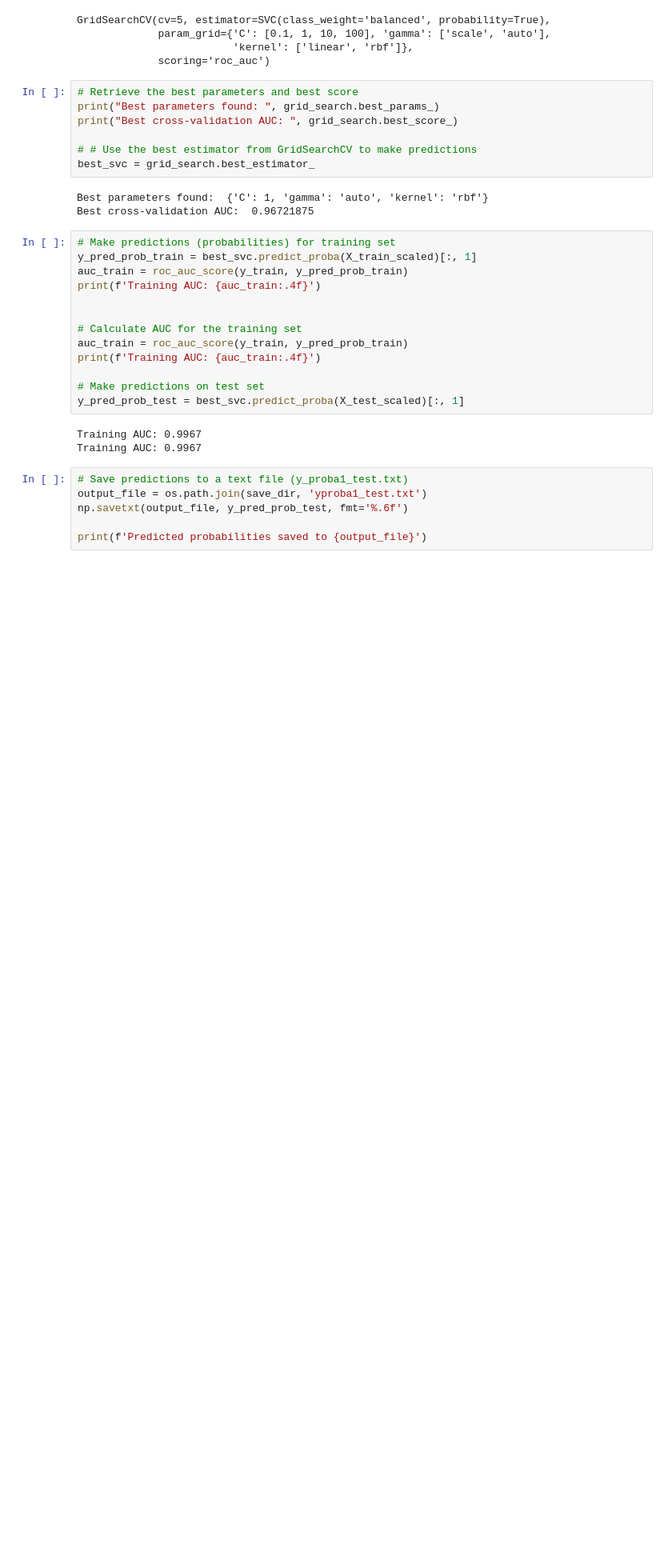
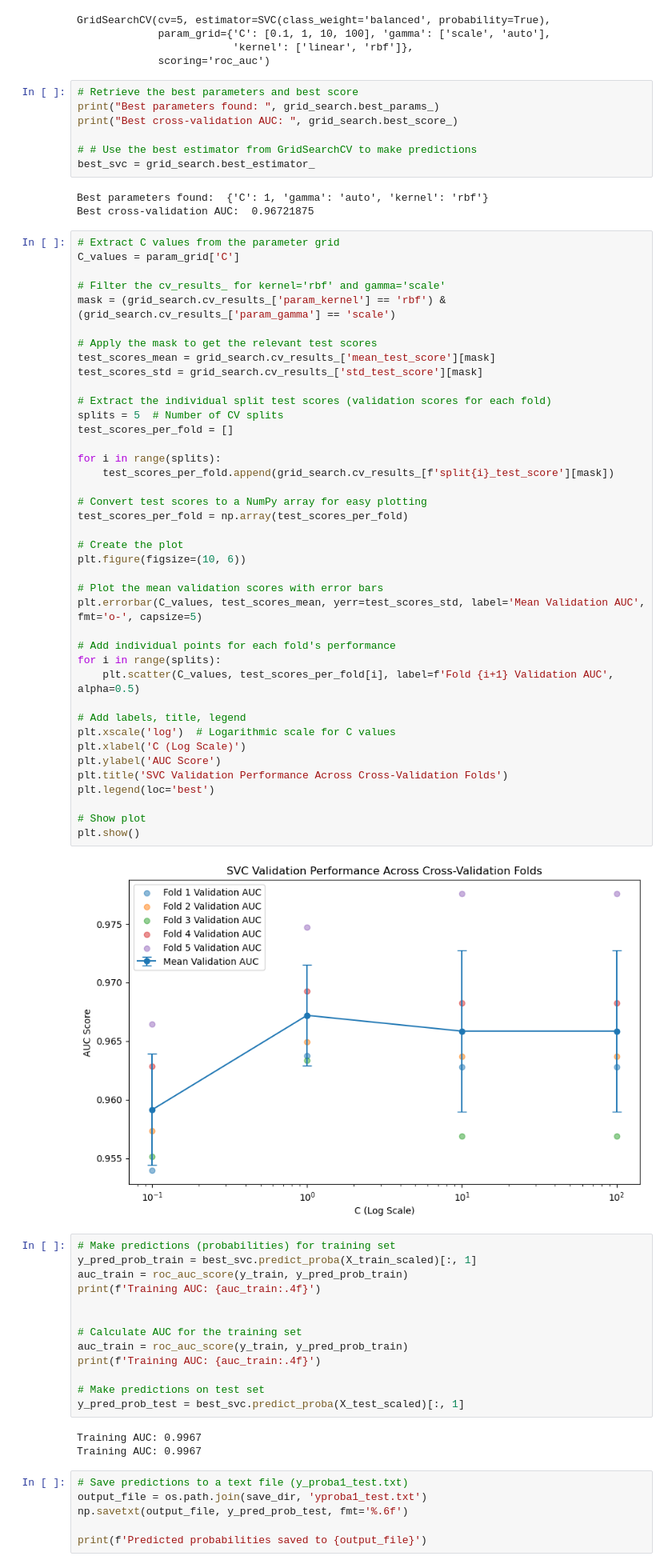
Before and after one commit to ManuP6789/cs135-24f-assignments, a Jupyter notebook: projectA/notebooks/BERTEmbeddings.ipynb, the cells around one changed output. Shown: that part at 80% size. Saved outputs shown, nothing was run; the diff lists cells and outputs as text; blank space fills up the shorter version.

Commit message:
plot for BERT

```diff
--- a/projectA/notebooks/BERTEmbeddings.ipynb
+++ b/projectA/notebooks/BERTEmbeddings.ipynb
@@ -257,6 +186,48 @@ best_svc = grid_search.best_estimator_
 # %% [output]
 Best parameters found:  {'C': 1, 'gamma': 'auto', 'kernel': 'rbf'}
 Best cross-validation AUC:  0.96721875
+# %%
+# Extract C values from the parameter grid
+C_values = param_grid['C']
+
+# Filter the cv_results_ for kernel='rbf' and gamma='scale'
+mask = (grid_search.cv_results_['param_kernel'] == 'rbf') & (grid_search.cv_results_['param_gamma'] == 'scale')
+
+# Apply the mask to get the relevant test scores
+test_scores_mean = grid_search.cv_results_['mean_test_score'][mask]
+test_scores_std = grid_search.cv_results_['std_test_score'][mask]
+
+# Extract the individual split test scores (validation scores for each fold)
+splits = 5  # Number of CV splits
+test_scores_per_fold = []
+
+for i in range(splits):
+    test_scores_per_fold.append(grid_search.cv_results_[f'split{i}_test_score'][mask])
+
+# Convert test scores to a NumPy array for easy plotting
+test_scores_per_fold = np.array(test_scores_per_fold)
+
+# Create the plot
+plt.figure(figsize=(10, 6))
+
+# Plot the mean validation scores with error bars
+plt.errorbar(C_values, test_scores_mean, yerr=test_scores_std, label='Mean Validation AUC', fmt='o-', capsize=5)
+
+# Add individual points for each fold's performance
+for i in range(splits):
+    plt.scatter(C_values, test_scores_per_fold[i], label=f'Fold {i+1} Validation AUC', alpha=0.5)
+
+# Add labels, title, legend
+plt.xscale('log')  # Logarithmic scale for C values
+plt.xlabel('C (Log Scale)')
+plt.ylabel('AUC Score')
+plt.title('SVC Validation Performance Across Cross-Validation Folds')
+plt.legend(loc='best')
+
+# Show plot
+plt.show()
+# %% [output]
+[figure, added]
 # %%
 # Make predictions (probabilities) for training set
 y_pred_prob_train = best_svc.predict_proba(X_train_scaled)[:, 1]
```
Also changed, not shown: parts of 7 cells of this notebook, 1 other file.
